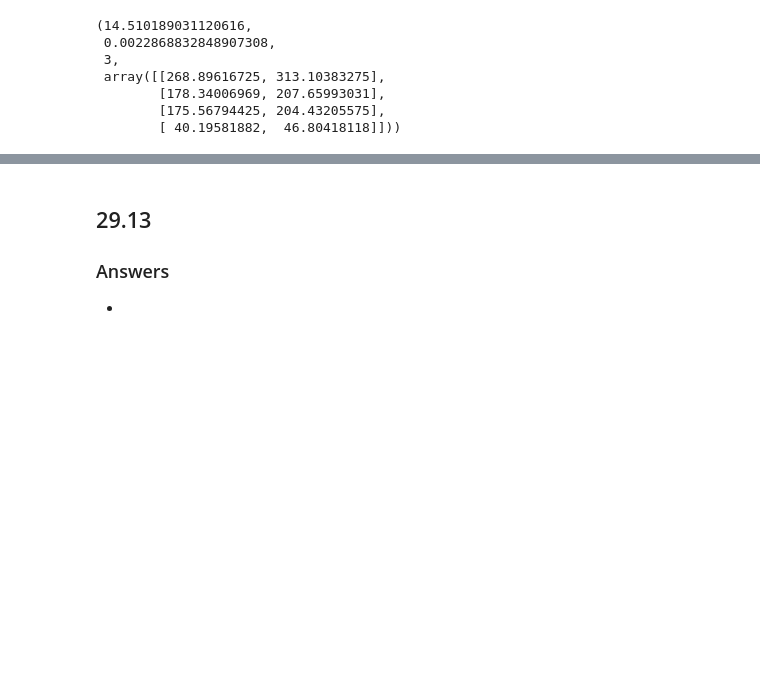
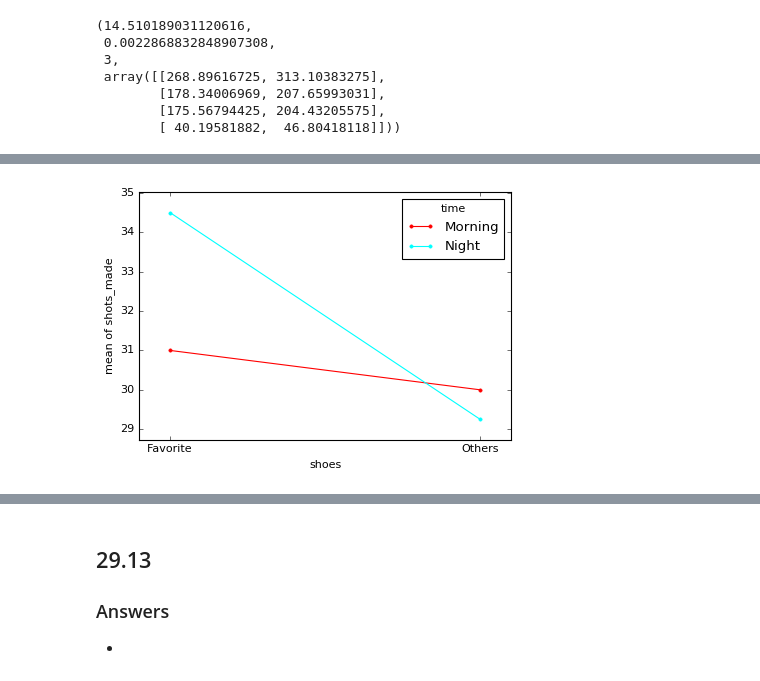
Before and after one commit to rickhaffey/stats-dvb, a Jupyter notebook: exercises/Chapter 29 - Exercises.ipynb, the cells around one changed output, grey strips where cells are left out. Saved outputs shown, nothing was run; the diff lists cells and outputs as text; code cells hidden in the pictures; blank space fills up the shorter version.

```diff
--- a/exercises/Chapter 29 - Exercises.ipynb
+++ b/exercises/Chapter 29 - Exercises.ipynb
@@ -80,0 +95,21 @@ stats.chi2_contingency(arr)
+# %%
+d = [
+    ["Morning", "Others", 25],
+    ["Morning", "Others", 26],
+    ["Night", "Others", 27],
+    ["Night", "Others", 27],
+    ["Morning", "Favorite", 32],
+    ["Morning", "Favorite", 22],
+    ["Night", "Favorite", 30],
+    ["Night", "Favorite", 34],
+    ["Morning", "Others", 35],
+    ["Morning", "Others", 34],
+    ["Night", "Others", 33],
+    ["Night", "Others", 30],
+    ["Morning", "Favorite", 33],
+    ["Morning", "Favorite", 37],
+    ["Night", "Favorite", 36],
+    ["Night", "Favorite", 38]
+]
+data = pd.DataFrame(d, columns=["time", "shoes", "shots_made"])
+data.head()
@@ -80,0 +123,4 @@ stats.chi2_contingency(arr)
+# %%
+interaction_plot(data.shoes, data.time, data.shots_made);
+# %% [output]
+[figure, added]
```
Also changed, not shown: parts of 11 cells of this notebook.
